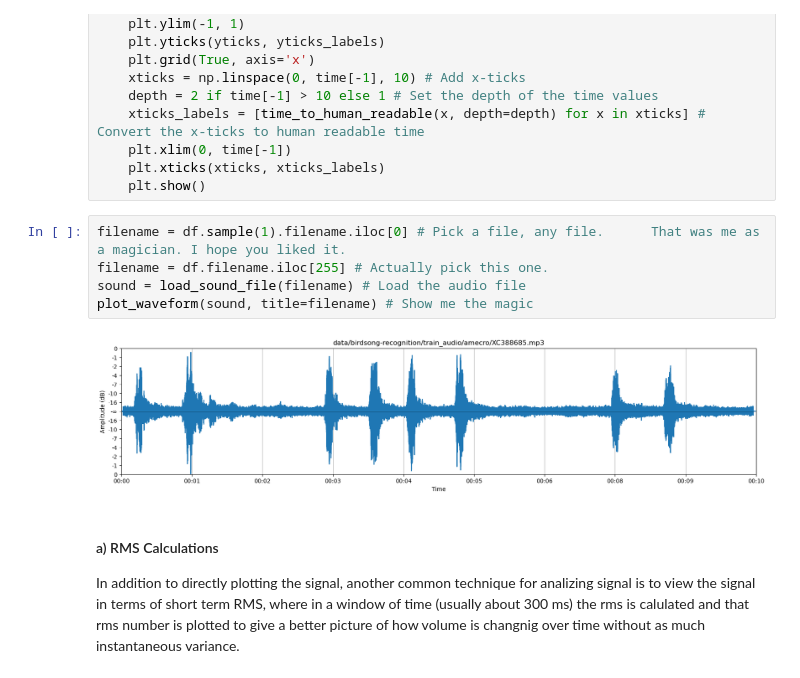
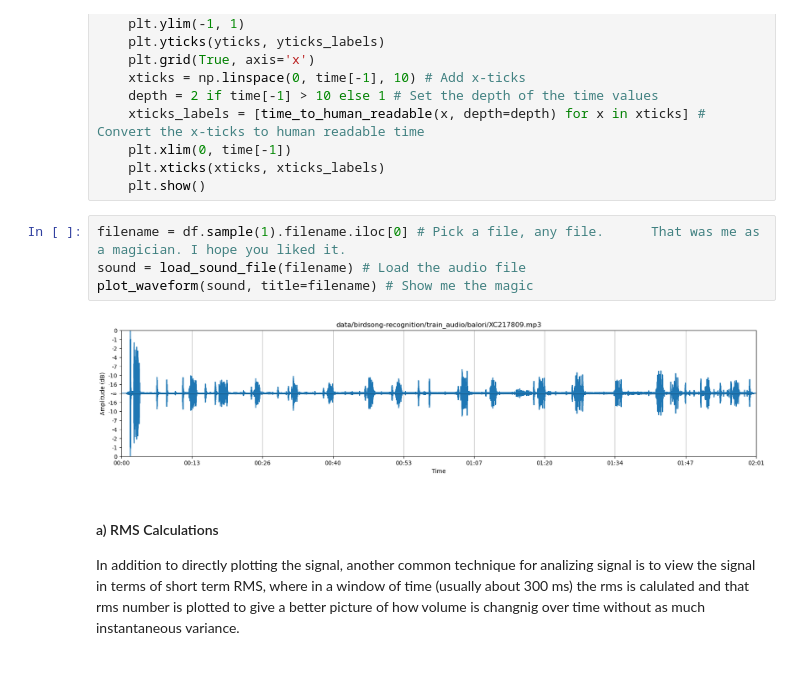
Before and after one commit to LookItVal/FinalProject, a Jupyter notebook: revised_final.ipynb, the cells around one changed output. Cells and saved outputs as stored; diff of their text form.

```diff
--- a/revised_final.ipynb
+++ b/revised_final.ipynb
@@ -2022,11 +2025,10 @@ def plot_waveform(sound: AudioSegment, title: str='Waveform', normalization_cons
     plt.show()
 # %%
 filename = df.sample(1).filename.iloc[0] # Pick a file, any file.      That was me as a magician. I hope you liked it.
-filename = df.filename.iloc[255] # Actually pick this one.
 sound = load_sound_file(filename) # Load the audio file
 plot_waveform(sound, title=filename) # Show me the magic
 # %% [output]
-[figure, old version]
+[figure, new version]
 # %% [markdown]
 #### a) RMS Calculations
 In addition to directly plotting the signal, another common technique for analizing signal is to view the signal in terms of short term RMS, where in a window of time (usually about 300 ms) the rms is calulated and that rms number is plotted to give a better picture of how volume is changnig over time without as much instantaneous variance.
```
Also changed, not shown: parts of 11 cells of this notebook, 2 other files.
